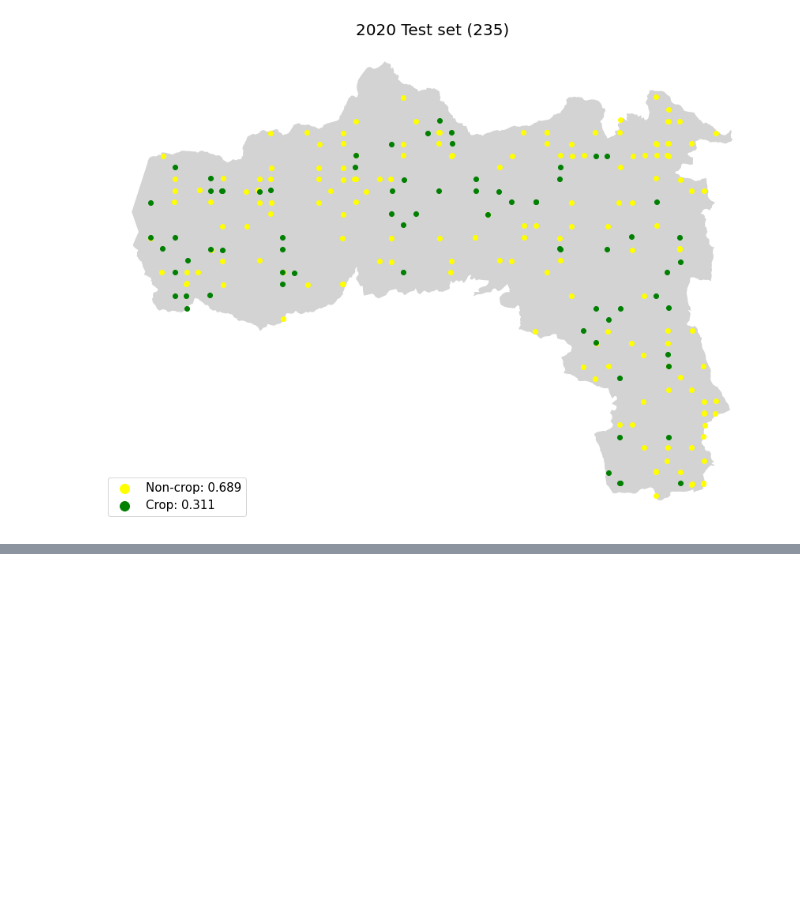
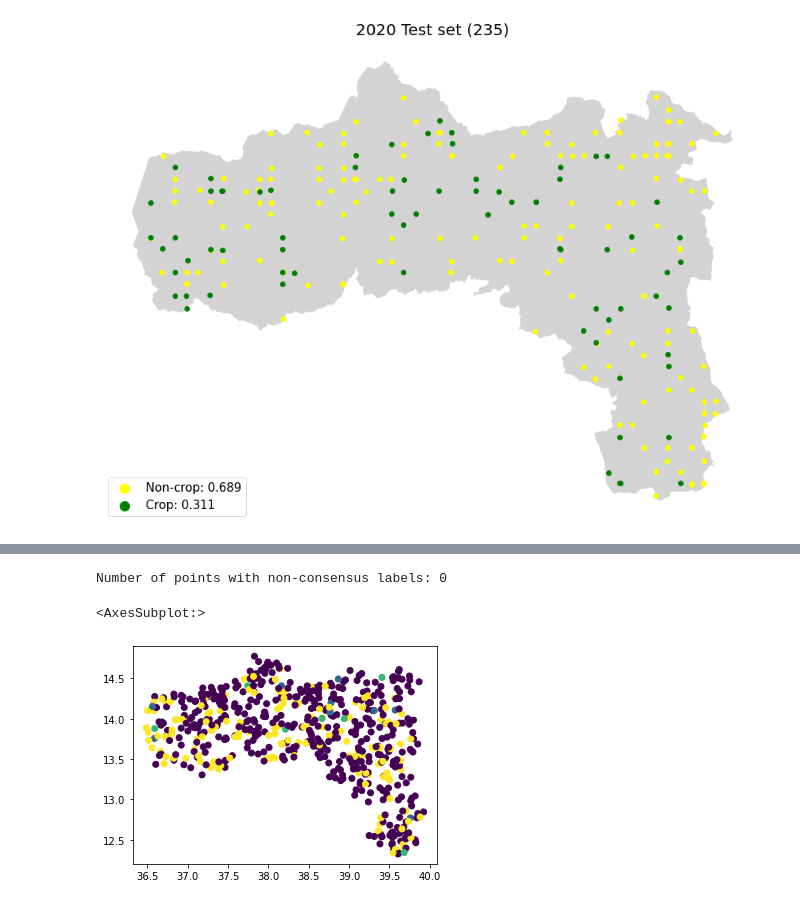
Before and after one commit to nasaharvest/crop-mask, a Jupyter notebook: notebooks/comparing_Ethiopia_Tigray.ipynb, the cells around one changed output, grey strips where cells are left out. Cells and saved outputs as stored; diff of their text form; code cells hidden in the pictures; blank space fills up the shorter version.

Commit message:
Compare confusion matrices for reference change labels

```diff
--- a/notebooks/comparing_Ethiopia_Tigray.ipynb
+++ b/notebooks/comparing_Ethiopia_Tigray.ipynb
@@ -165,0 +168,2 @@ Accuracy:       0.779
+# %%
+ceo_set1 = pd.read_csv(f'{root}/tigray_labels/ceo/ceo-Tigray-2020-2021-Change-(set-1)-sample-data-2022-01-17.csv')
@@ -165,0 +172,15 @@ Accuracy:       0.779
+# %%
+ceo_set1['Change class'] = None
+ceo_set2['Change class'] = None
+# %%
+for r, row in ceo_set1.iterrows():
+    label_2020 = row['Was this a planted crop in 2020?']
+    label_2021 = row['Was this a planted crop in 2021?']
+    if label_2020 == 'Not planted' and label_2021 == 'Not planted':
+        ceo_set1.loc[r,'Change class'] = 0
+    elif label_2020 == 'Not planted' and label_2021 == 'Planted':
+        ceo_set1.loc[r,'Change class'] = 1
+    elif label_2020 == 'Planted' and label_2021 == 'Not planted':
+        ceo_set1.loc[r,'Change class'] = 2
+    elif label_2020 == 'Planted' and label_2021 == 'Planted':
+        ceo_set1.loc[r,'Change class'] = 3
@@ -165,0 +199,12 @@ Accuracy:       0.779
+# %%
+print("Number of points with non-consensus labels:",
+      ceo_set2[ceo_set1['Change class'] != ceo_set2['Change class']].shape[0])
+# %% [output]
+Number of points with non-consensus labels: 0
+# %%
+ref_labels = gpd.GeoDataFrame(ceo_set1, geometry=gpd.points_from_xy(x=ceo_set1.lon, y=ceo_set1.lat))
+# %%
+ref_labels.plot(c=ref_labels['Change class'])
+# %% [output]
+<AxesSubplot:>
+[figure, added]
```
Also changed, not shown: parts of 12 cells of this notebook.
